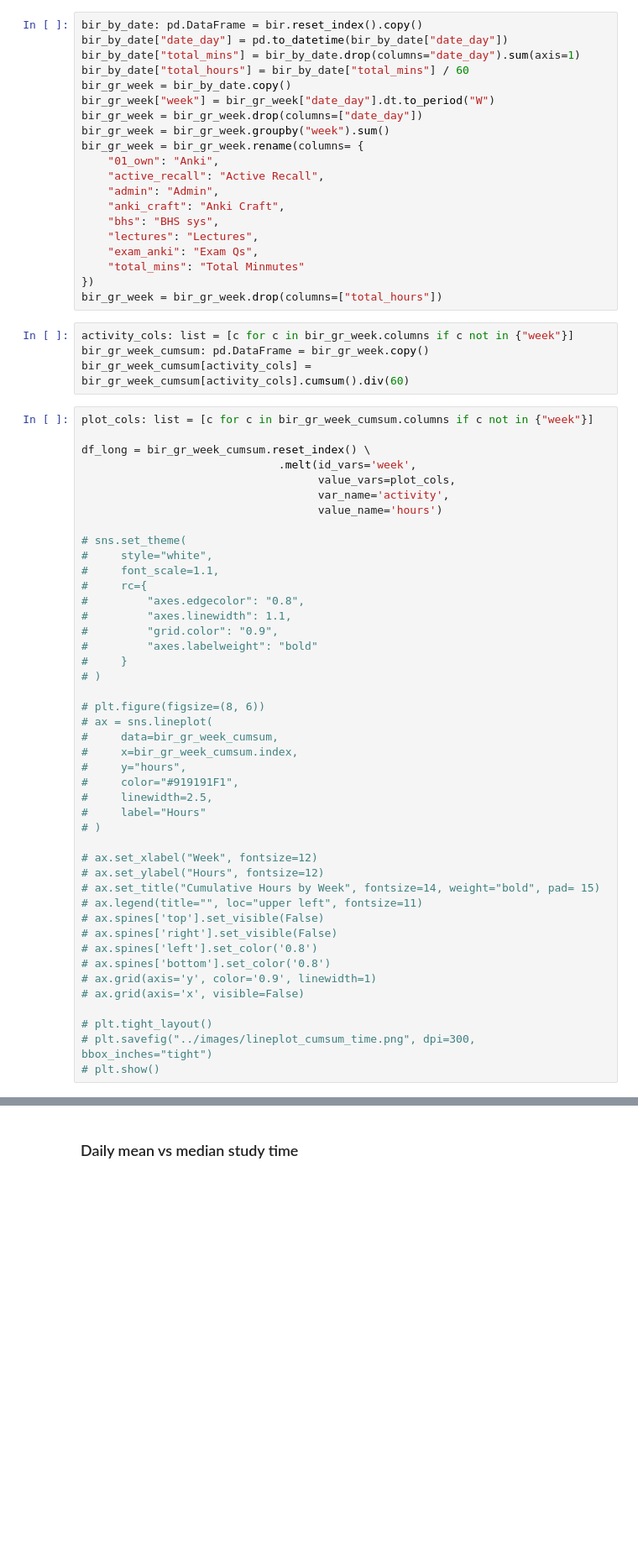
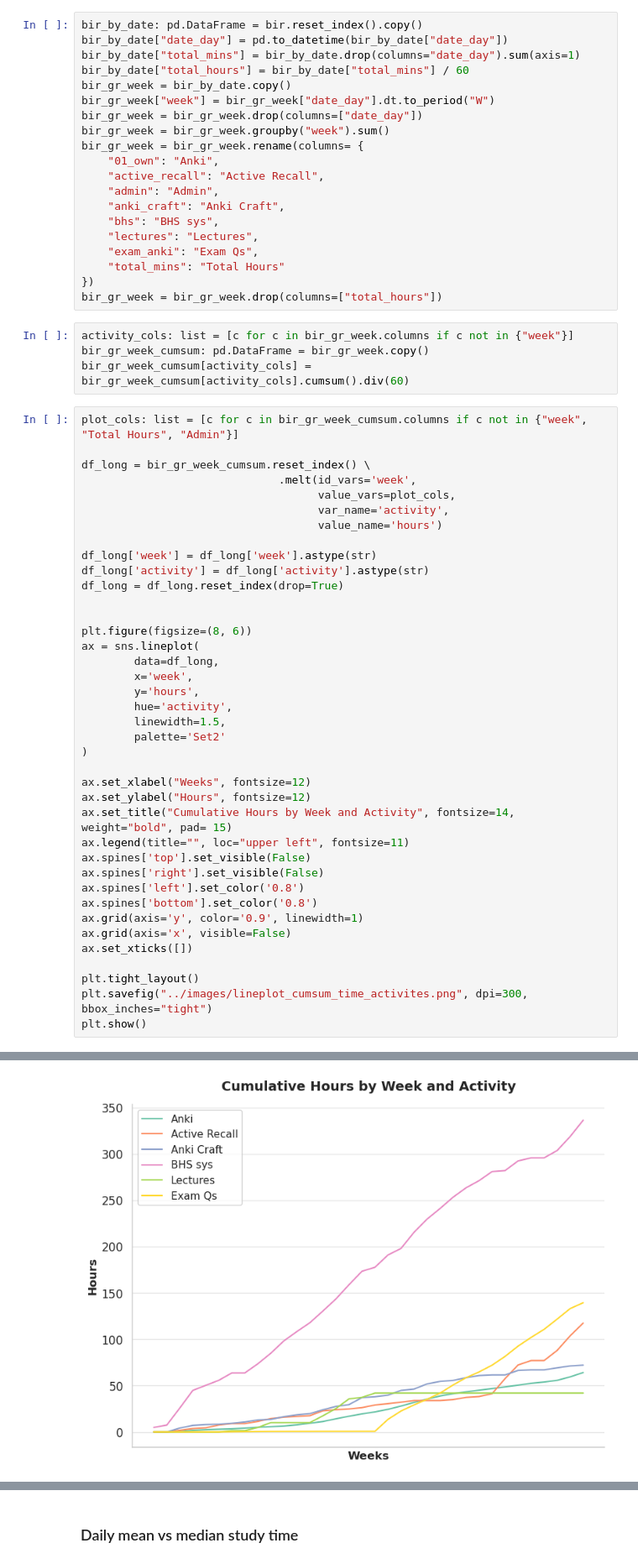
Before and after one commit to Oddman43/BIR_EDA, a Jupyter notebook: notebooks/data_analysis.ipynb, the cells around one changed output, grey strips where cells are left out. Shown at 84% size. Saved outputs shown, nothing was run; the diff lists cells and outputs as text; blank space fills up the shorter version.

Commit message:
finished cumsum df and plots

```diff
--- a/notebooks/data_analysis.ipynb
+++ b/notebooks/data_analysis.ipynb
@@ -100,7 +100,7 @@ bir_gr_week = bir_gr_week.rename(columns= {
     "bhs": "BHS sys",
     "lectures": "Lectures",
     "exam_anki": "Exam Qs",
-    "total_mins": "Total Minmutes"
+    "total_mins": "Total Hours"
 })
 bir_gr_week = bir_gr_week.drop(columns=["total_hours"])
 # %%
@@ -108,7 +108,7 @@ activity_cols: list = [c for c in bir_gr_week.columns if c not in {"week"}]
 bir_gr_week_cumsum: pd.DataFrame = bir_gr_week.copy()
 bir_gr_week_cumsum[activity_cols] = bir_gr_week_cumsum[activity_cols].cumsum().div(60)
 # %%
-plot_cols: list = [c for c in bir_gr_week_cumsum.columns if c not in {"week"}]
+plot_cols: list = [c for c in bir_gr_week_cumsum.columns if c not in {"week", "Total Hours", "Admin"}]
 
 df_long = bir_gr_week_cumsum.reset_index() \
                               .melt(id_vars='week',
@@ -116,38 +116,34 @@ df_long = bir_gr_week_cumsum.reset_index() \
                                     var_name='activity',
                                     value_name='hours')
 
-# sns.set_theme(
-#     style="white",
-#     font_scale=1.1,
-#     rc={
-#         "axes.edgecolor": "0.8",
-#         "axes.linewidth": 1.1,
-#         "grid.color": "0.9",
-#         "axes.labelweight": "bold"
-#     }
-# )
+df_long['week'] = df_long['week'].astype(str)
+df_long['activity'] = df_long['activity'].astype(str)
+df_long = df_long.reset_index(drop=True)
 
-# plt.figure(figsize=(8, 6))
-# ax = sns.lineplot(
-#     data=bir_gr_week_cumsum,
-#     x=bir_gr_week_cumsum.index,
-#     y="hours",
-#     color="#919191F1",
-#     linewidth=2.5,
-#     label="Hours"
-# )
 
-# ax.set_xlabel("Week", fontsize=12)
-# ax.set_ylabel("Hours", fontsize=12)
-# ax.set_title("Cumulative Hours by Week", fontsize=14, weight="bold", pad= 15)
-# ax.legend(title="", loc="upper left", fontsize=11)
-# ax.spines['top'].set_visible(False)
-# ax.spines['right'].set_visible(False)
-# ax.spines['left'].set_color('0.8')
-# ax.spines['bottom'].set_color('0.8')
-# ax.grid(axis='y', color='0.9', linewidth=1)
-# ax.grid(axis='x', visible=False)
+plt.figure(figsize=(8, 6))
+ax = sns.lineplot(
+        data=df_long,
+        x='week',
+        y='hours',
+        hue='activity',
+        linewidth=1.5,
+        palette='Set2'
+)
 
-# plt.tight_layout()
-# plt.savefig("../images/lineplot_cumsum_time.png", dpi=300, bbox_inches="tight")
-# plt.show()
+ax.set_xlabel("Weeks", fontsize=12)
+ax.set_ylabel("Hours", fontsize=12)
+ax.set_title("Cumulative Hours by Week and Activity", fontsize=14, weight="bold", pad= 15)
+ax.legend(title="", loc="upper left", fontsize=11)
+ax.spines['top'].set_visible(False)
+ax.spines['right'].set_visible(False)
+ax.spines['left'].set_color('0.8')
+ax.spines['bottom'].set_color('0.8')
+ax.grid(axis='y', color='0.9', linewidth=1)
+ax.grid(axis='x', visible=False)
+ax.set_xticks([])
+
+plt.tight_layout()
+plt.savefig("../images/lineplot_cumsum_time_activites.png", dpi=300, bbox_inches="tight")
+plt.show()
+# %% [output]
@@ -153,0 +152 @@ df_long = bir_gr_week_cumsum.reset_index() \
+[figure, added]
```
Also changed, not shown: parts of 3 cells of this notebook, 2 other files.
